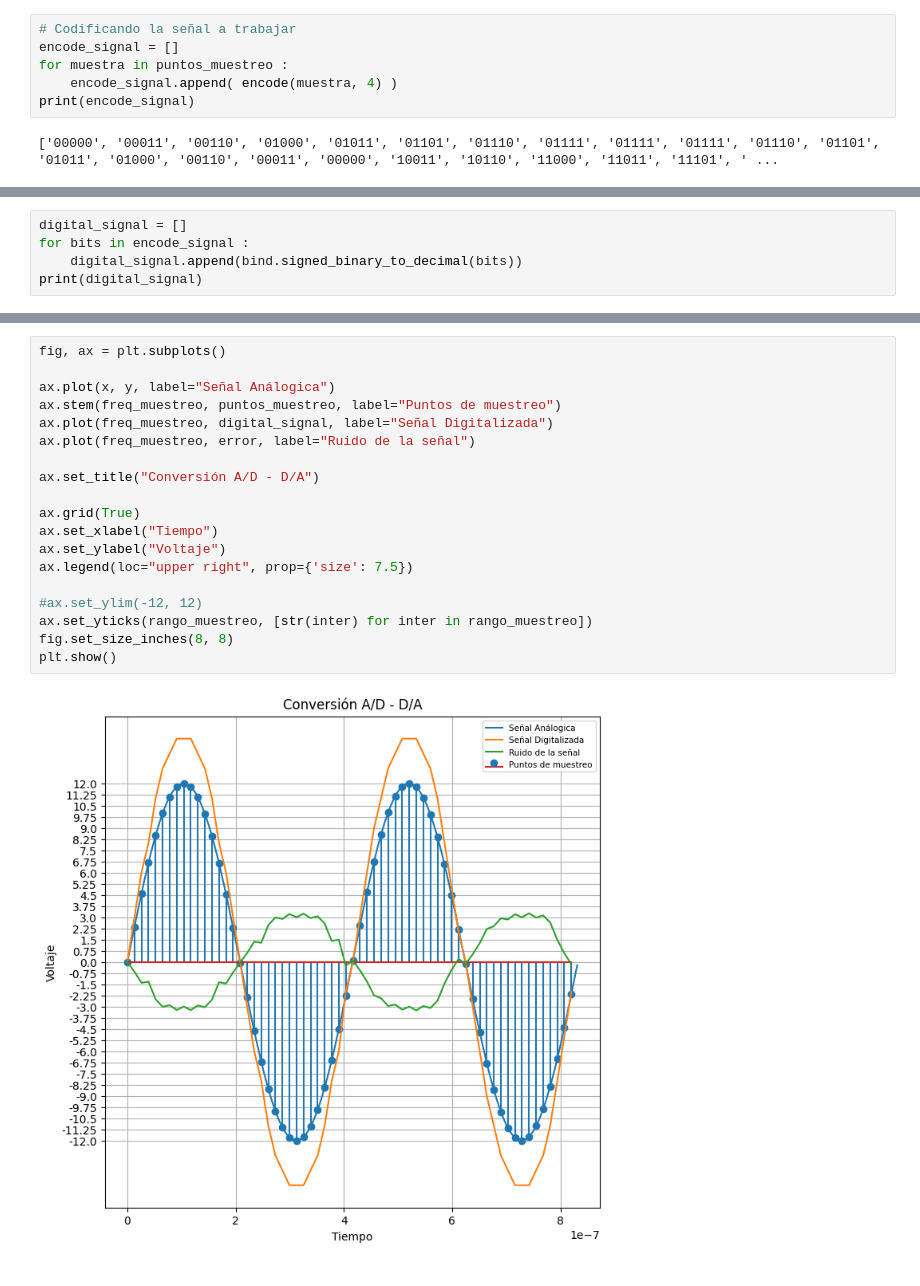
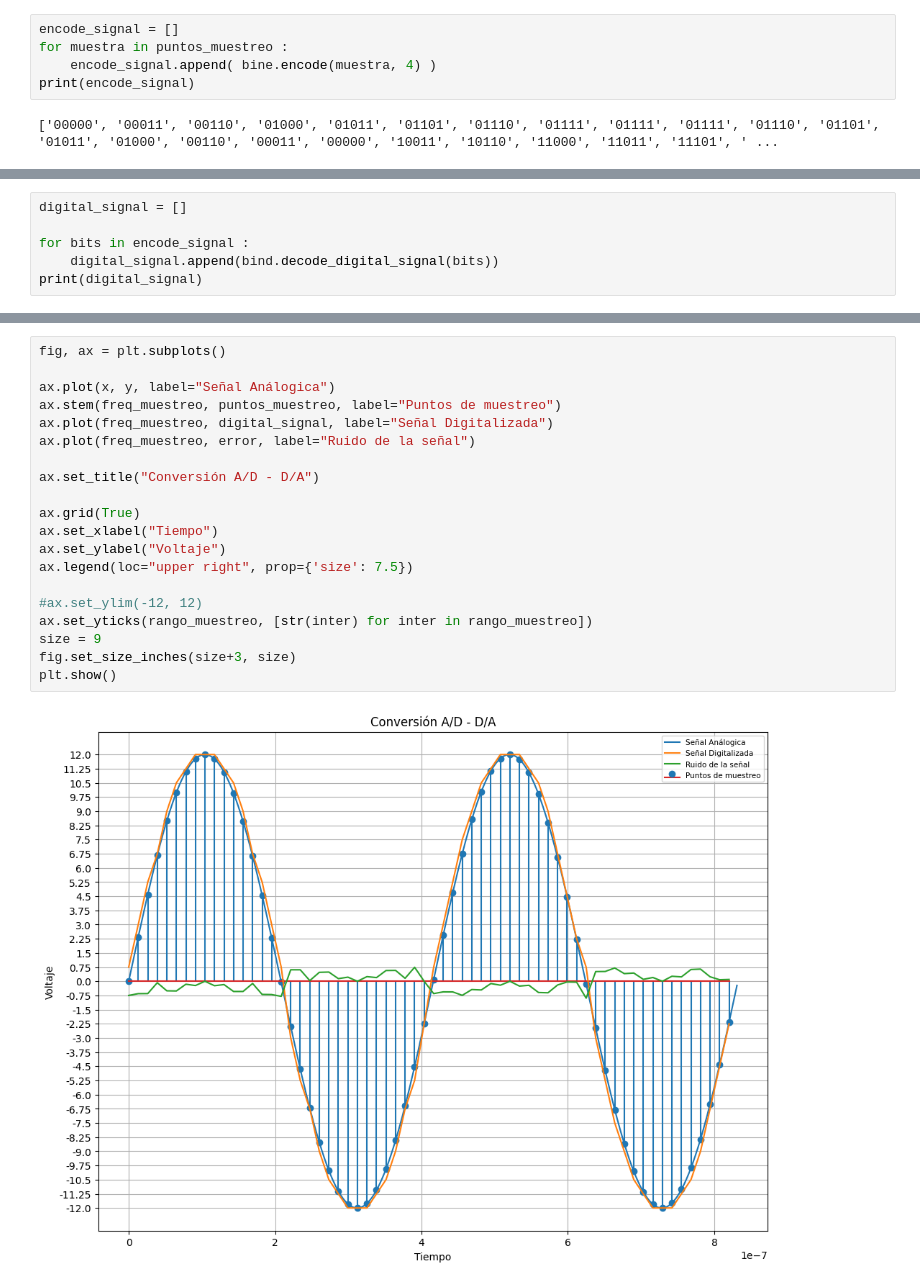
Before and after one commit to dbsalazarr/converter-ad-da, a Jupyter notebook: graphic_functions.ipynb, the cells around one changed output, grey strips where cells are left out. Cells and saved outputs as stored; diff of their text form.

```diff
--- a/graphic_functions.ipynb
+++ b/graphic_functions.ipynb
@@ -145,8 +64,7 @@ def encode( value, quantity_bits ) :
 # %%
-# Codificando la señal a trabajar
 encode_signal = []
 for muestra in puntos_muestreo :
-    encode_signal.append( encode(muestra, 4) )
+    encode_signal.append( bine.encode(muestra, 4) )
 print(encode_signal)
 # %% [output]
 ['00000', '00011', '00110', '01000', '01011', '01101', '01110', '01111', '01111', '01111', '01110', '01101', '01011', '01000', '00110', '00011', '00000', '10011', '10110', '11000', '11011', '11101', ' ...
@@ -155,6 +76,7 @@ print(encode_signal)
 # %%
 digital_signal = []
+
 for bits in encode_signal :
-    digital_signal.append(bind.signed_binary_to_decimal(bits))
+    digital_signal.append(bind.decode_digital_signal(bits))
 print(digital_signal)
 # %% [output]
@@ -193,21 +108,22 @@ plt.plot(freq_muestreo, error)
 # %%
 fig, ax = plt.subplots()
 
 ax.plot(x, y, label="Señal Análogica")
 ax.stem(freq_muestreo, puntos_muestreo, label="Puntos de muestreo")
 ax.plot(freq_muestreo, digital_signal, label="Señal Digitalizada")
 ax.plot(freq_muestreo, error, label="Ruido de la señal")
 
 ax.set_title("Conversión A/D - D/A")
 
 ax.grid(True)
 ax.set_xlabel("Tiempo")
 ax.set_ylabel("Voltaje")
 ax.legend(loc="upper right", prop={'size': 7.5})
 
 #ax.set_ylim(-12, 12)
 ax.set_yticks(rango_muestreo, [str(inter) for inter in rango_muestreo])
-fig.set_size_inches(8, 8)
+size = 9
+fig.set_size_inches(size+3, size)
 plt.show()
 # %% [output]
-[figure, old version]
+[figure, new version]
```
Also changed, not shown: parts of 38 cells of this notebook, 4 other files.
